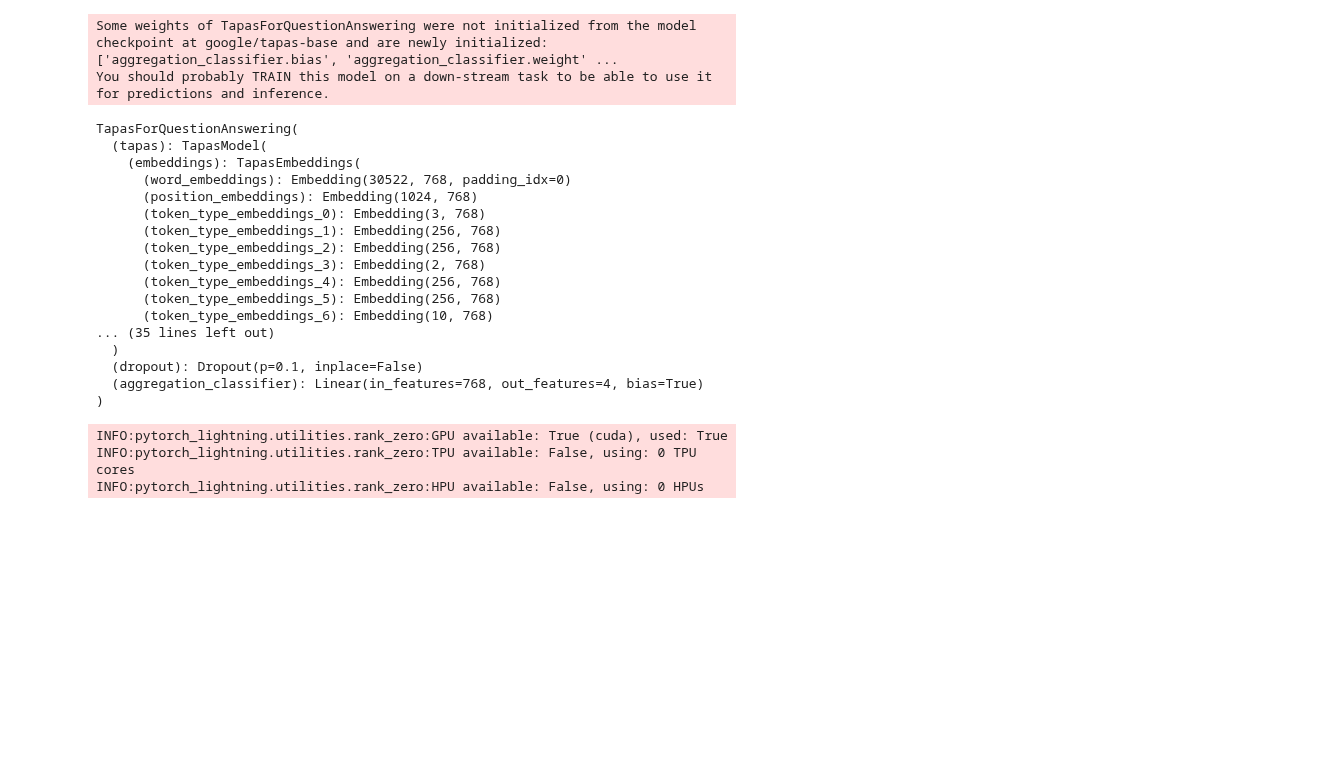
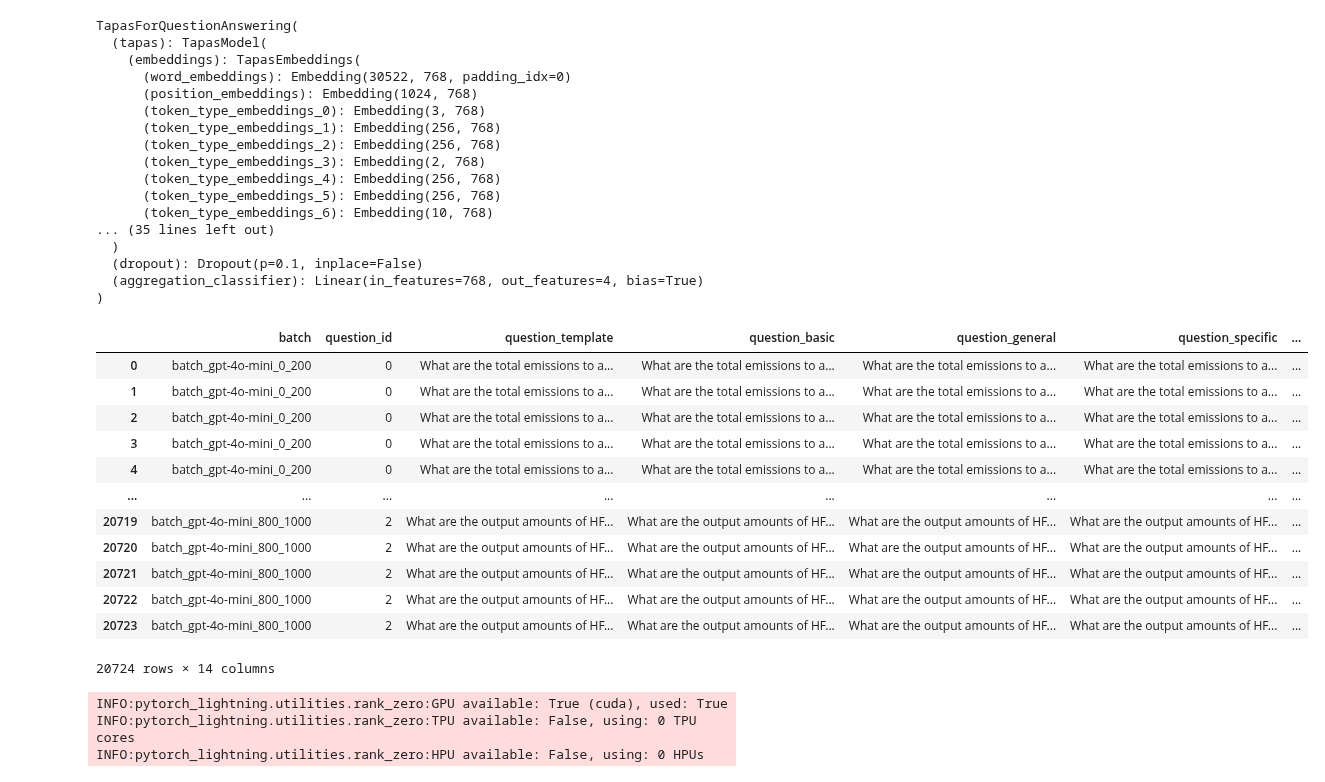
Before and after one commit to QuadroTim/amlta-project, a Jupyter notebook: notebooks/tapas_fine_tuning.ipynb, the cells around one changed output. Drawn from its saved outputs; the diff is of its cells as text; code cells hidden in the pictures; blank space fills up the shorter version.

```diff
--- a/notebooks/tapas_fine_tuning.ipynb
+++ b/notebooks/tapas_fine_tuning.ipynb
@@ -75,7 +54,7 @@ tapas_config = TapasConfig.from_pretrained(
     "google/tapas-base-finetuned-wikisql-supervised"
 )
 tapas_model = TapasForQuestionAnswering.from_pretrained(
-    "google/tapas-base", config=tapas_config
+    "google/tapas-base-finetuned-wikisql-supervised", config=tapas_config
 )
 tapas_tokenizer = TapasTokenizer.from_pretrained(
     "google/tapas-base-finetuned-wikisql-supervised"
@@ -84,22 +63,20 @@ tapas_tokenizer = TapasTokenizer.from_pretrained(
 device = torch.device("cuda") if torch.cuda.is_available() else torch.device("cpu")
 tapas_model.to(device)
 # %% [output]
-Some weights of TapasForQuestionAnswering were not initialized from the model checkpoint at google/tapas-base and are newly initialized: ['aggregation_classifier.bias', 'aggregation_classifier.weight' ...
-You should probably TRAIN this model on a down-stream task to be able to use it for predictions and inference.
+TapasForQuestionAnswering(
+  (tapas): TapasModel(
+    (embeddings): TapasEmbeddings(
+      (word_embeddings): Embedding(30522, 768, padding_idx=0)
+      (position_embeddings): Embedding(1024, 768)
+      (token_type_embeddings_0): Embedding(3, 768)
+      (token_type_embeddings_1): Embedding(256, 768)
+      (token_type_embeddings_2): Embedding(256, 768)
+      (token_type_embeddings_3): Embedding(2, 768)
+      (token_type_embeddings_4): Embedding(256, 768)
+      (token_type_embeddings_5): Embedding(256, 768)
+      (token_type_embeddings_6): Embedding(10, 768)
+... (35 lines left out)
+  )
+  (dropout): Dropout(p=0.1, inplace=False)
+  (aggregation_classifier): Linear(in_features=768, out_features=4, bias=True)
+)
-TapasForQuestionAnswering(
-  (tapas): TapasModel(
-    (embeddings): TapasEmbeddings(
-      (word_embeddings): Embedding(30522, 768, padding_idx=0)
-      (position_embeddings): Embedding(1024, 768)
-      (token_type_embeddings_0): Embedding(3, 768)
-      (token_type_embeddings_1): Embedding(256, 768)
-      (token_type_embeddings_2): Embedding(256, 768)
-      (token_type_embeddings_3): Embedding(2, 768)
-      (token_type_embeddings_4): Embedding(256, 768)
-      (token_type_embeddings_5): Embedding(256, 768)
-      (token_type_embeddings_6): Embedding(10, 768)
-... (35 lines left out)
-  )
-  (dropout): Dropout(p=0.1, inplace=False)
-  (aggregation_classifier): Linear(in_features=768, out_features=4, bias=True)
-)
@@ -114,5 +93,21 @@ examples_batched_df = pd.read_parquet(examples_batched_df_path)
 # # extremely slow thanks to I/O on colab :')
 # examples_batched_df = build_training_batched_dfs_all()
 # examples_batched_df
+# %%
+examples_batched_df
+# %% [output]
+|  | batch | question_id | question_template | question_basic | question_general | question_specific | ... |
+| 0 | batch_gpt-4o-mini_0_200 | 0 | What are the total emissions to a... | What are the total emissions to a... | What are the total emissions to a... | What are the total emissions to a... | ... |
+| 1 | batch_gpt-4o-mini_0_200 | 0 | What are the total emissions to a... | What are the total emissions to a... | What are the total emissions to a... | What are the total emissions to a... | ... |
+| 2 | batch_gpt-4o-mini_0_200 | 0 | What are the total emissions to a... | What are the total emissions to a... | What are the total emissions to a... | What are the total emissions to a... | ... |
+| 3 | batch_gpt-4o-mini_0_200 | 0 | What are the total emissions to a... | What are the total emissions to a... | What are the total emissions to a... | What are the total emissions to a... | ... |
+| 4 | batch_gpt-4o-mini_0_200 | 0 | What are the total emissions to a... | What are the total emissions to a... | What are the total emissions to a... | What are the total emissions to a... | ... |
+| ... | ... | ... | ... | ... | ... | ... | ... |
+| 20719 | batch_gpt-4o-mini_800_1000 | 2 | What are the output amounts of HF... | What are the output amounts of HF... | What are the output amounts of HF... | What are the output amounts of HF... | ... |
+| 20720 | batch_gpt-4o-mini_800_1000 | 2 | What are the output amounts of HF... | What are the output amounts of HF... | What are the output amounts of HF... | What are the output amounts of HF... | ... |
+| 20721 | batch_gpt-4o-mini_800_1000 | 2 | What are the output amounts of HF... | What are the output amounts of HF... | What are the output amounts of HF... | What are the output amounts of HF... | ... |
+| 20722 | batch_gpt-4o-mini_800_1000 | 2 | What are the output amounts of HF... | What are the output amounts of HF... | What are the output amounts of HF... | What are the output amounts of HF... | ... |
+| 20723 | batch_gpt-4o-mini_800_1000 | 2 | What are the output amounts of HF... | What are the output amounts of HF... | What are the output amounts of HF... | What are the output amounts of HF... | ... |
+20724 rows × 14 columns
 # %%
 aggregation2id = {agg: id for id, agg in tapas_config.aggregation_labels.items()}
```
Also changed, not shown: parts of 16 cells of this notebook.
